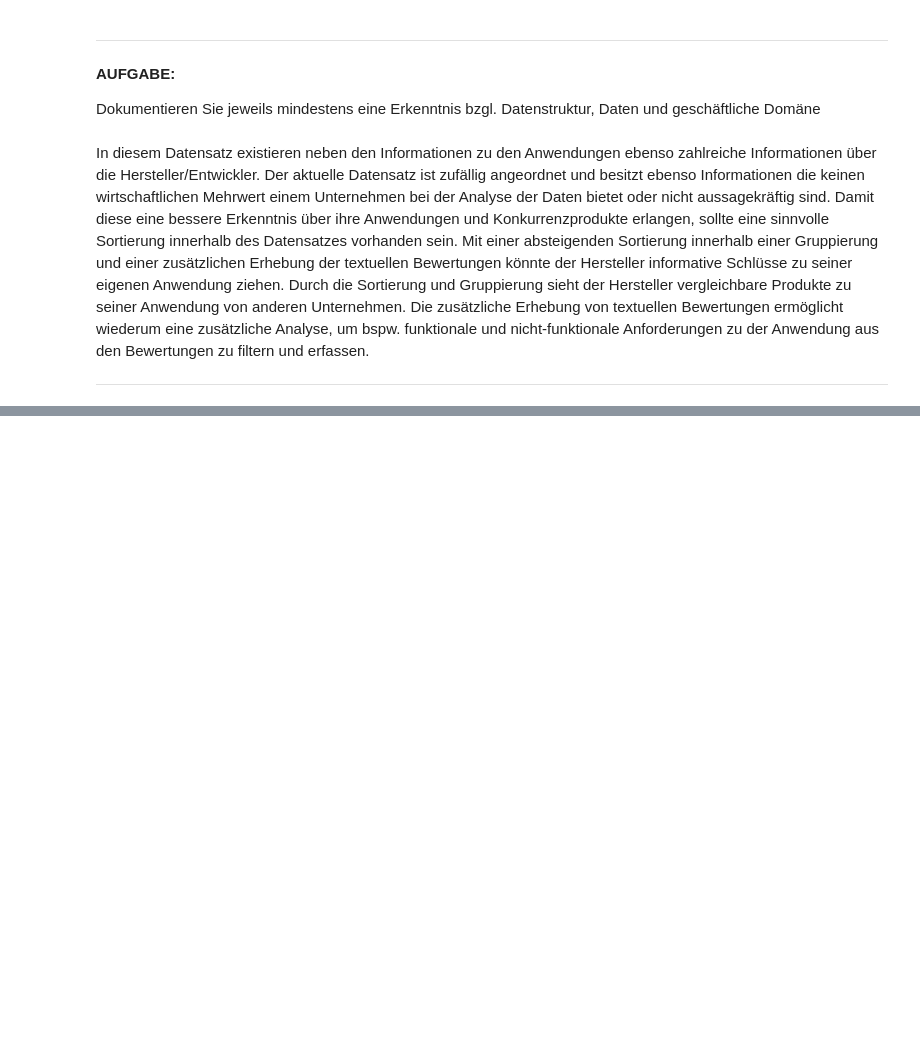
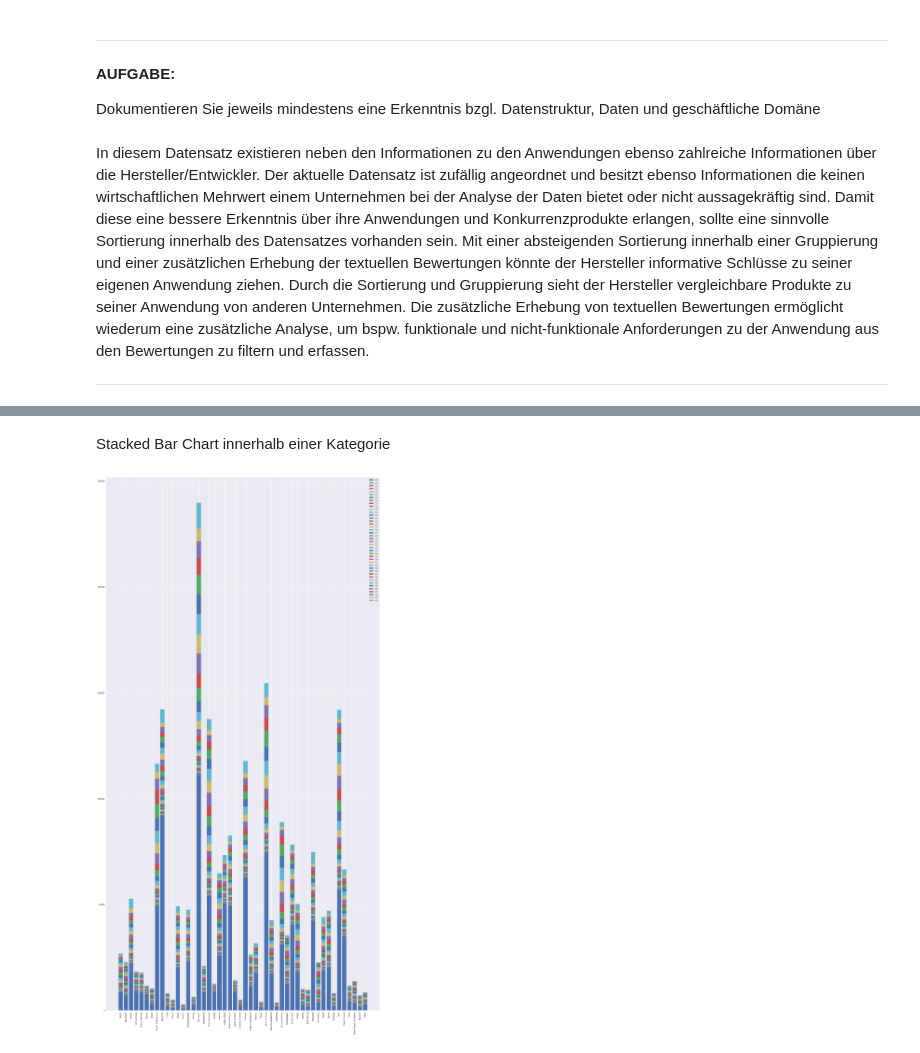
Before and after one commit to Wangi2901/data-analytics, a Jupyter notebook: GooglePlaystore-Huong.ipynb, the cells around one changed output, grey strips where cells are left out. Saved outputs shown, nothing was run; the diff lists cells and outputs as text; code cells hidden in the pictures; blank space fills up the shorter version.

Commit message:
Requirements: Datatransformation
Done, all reqs. But missing scaled chart

```diff
--- a/GooglePlaystore-Huong.ipynb
+++ b/GooglePlaystore-Huong.ipynb
@@ -496,6 +497,6 @@ apps_varies["Size"]= pd.to_numeric(apps_varies["Size"], errors='raise')
 # %% [markdown]
 DataFrames zusammenführen:
 # %%
-apps_concated = pd.concat([apps_in_kb, apps_in_mb, apps_varies], ignore_index = True )
+apps_concated = pd.concat([apps_in_kb, apps_in_mb, apps_varies], ignore_index = False )
 apps_concated.Size  # NaN Werte nicht enthalten
 # %% [output]
@@ -608,0 +620,3 @@ _____________________
+# %%
+conv_in_mb = apps.merge(size, left_index = True, right_index = True)
+conv_in_mb.head()
@@ -608,0 +656,3 @@ _____________________
+# %%
+pivot_apps = conv_in_mb.pivot_table(index='Category', columns='Rating', values='App Id', aggfunc='count',fill_value=0 )
+pivot_apps.head(50)
@@ -608,0 +679,31 @@ _____________________
+# %% [markdown]
+Stacked Bar Chart innerhalb einer Kategorie
+# %%
+plt.style.use('seaborn')
+fig, ax = plt.subplots(figsize=(25,50))
+
+# Neue Spalte hinzufügen, welches die Summe aller Kategorien pro Stadt angeben
+
+# pivot_apps /= pivot_apps.sum(axis=1)
+# Anteile berechnen/zeigen lassen, daher das total = pivot_apps.sum(axis=1) berechnen
+
+#pivot_apps.sort_values('Total', ascending=False, inplace=True)
+
+#bottom = bottom
+bottom=pivot_apps[0] - pivot_apps[0]
+for i in pivot_apps.columns:
+    ax.bar(pivot_apps.index, pivot_apps[i], bottom=bottom, label=f'{i}')
+    bottom += pivot_apps[i]
+
+
+
+# ax.bar(pivot_apps.index, pivot_apps[0.0], label='0.0')
+# ax.bar(pivot_apps.index, pivot_apps[1.0], bottom=pivot_apps[0.0], label='1.0')
+# ax.bar(pivot_apps.index, pivot_apps[1.1], bottom=pivot_apps[0.0] + pivot_apps[1.0], label='1.1')
+# ax.bar(pivot_apps.index, pivot_apps[1.2], bottom=pivot_apps[0.0] + pivot_apps[1.0] + pivot_apps[1.1] , label='1.2')
+
+ax.set_xticklabels(pivot_apps.index, rotation=90)
+plt.legend()
+plt.show()
+# %% [output]
+[figure, added]
```
Also changed, not shown: parts of 11 cells of this notebook.
